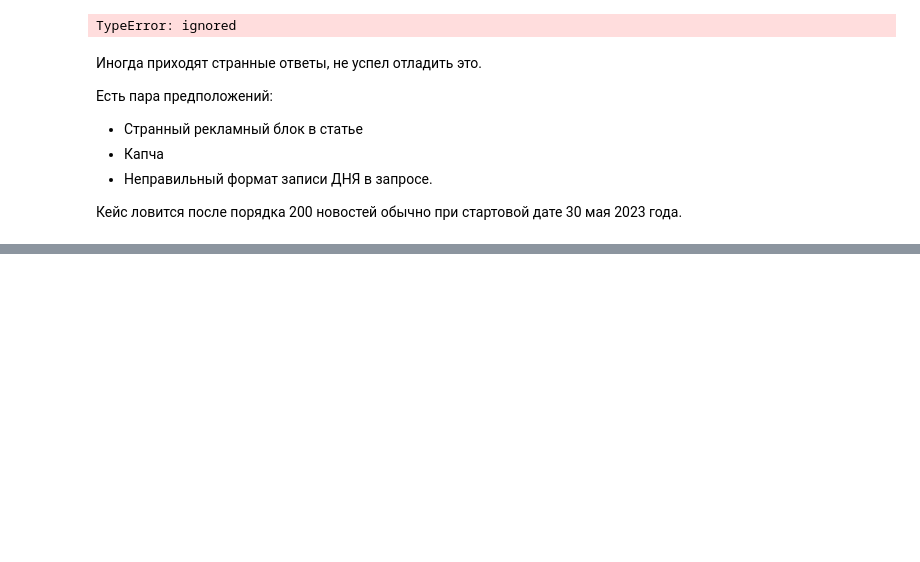
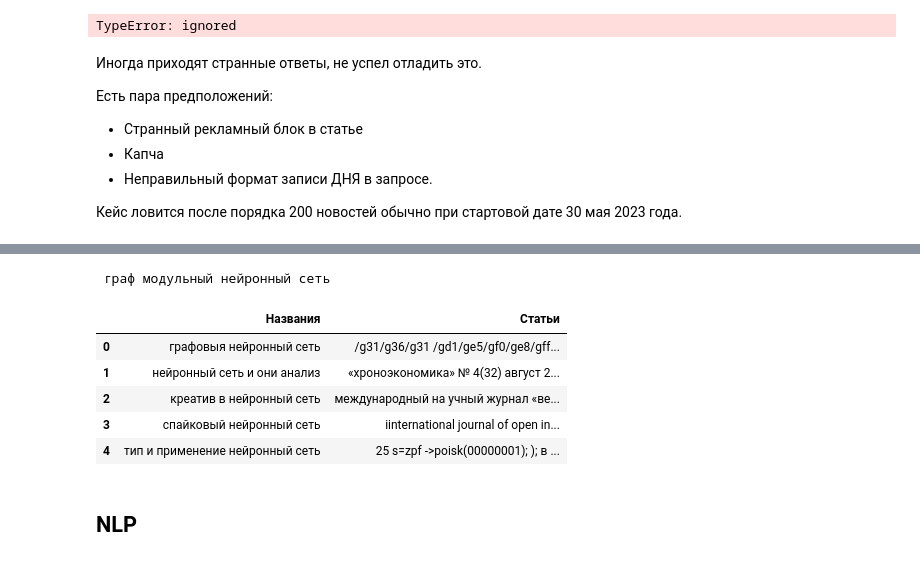
Before and after one commit to glebik000/CL_2023, a Jupyter notebook: CL1.ipynb, the cells around one changed output, grey strips where cells are left out. Cells and saved outputs as stored; diff of their text form; code cells hidden in the pictures; blank space fills up the shorter version.

```diff
--- a/CL1.ipynb
+++ b/CL1.ipynb
@@ -439,0 +465,4 @@ f.close()
+# %%
+morph = pymorphy2.MorphAnalyzer()
+with open("/content/ArtsFromPDF.txt", 'r') as file: # Файл с статьями
+    texts = [n.split("\n========\n") for n in file.read().split("\n========\n")[1:]]
@@ -439,0 +471,52 @@ f.close()
+# %%
+def getLemas(texts):
+  lemmas = []
+  for text in texts:
+      words = text[0][:5000].split()
+
+      lemText = ""
+      for word in words:
+          parsedWord = morph.parse(word)[0]
+          lemma = parsedWord.normal_form.lower()
+          lemText = lemText + " " + lemma
+
+      lemText = re.sub(r'[\n\r\t\x0b\x0c]', '', lemText)
+      lemText = re.sub('[.,]', '', lemText)
+      lemText = re.sub('[.]*[…]', '', lemText)
+      lemText = re.sub('[.]*[___]', '', lemText)
+      matches = re.findall('[а-яА-Я][а-яА-Я]*(?=[а-яА-Я][а-яА-Я])', lemText)
+
+      for match in matches:
+          lemma = lemma.replace(match, match + " ")
+      lemmas.append(lemText)
+  return lemmas
+# %%
+lems = getLemas(texts)
+print(lems[10])
+# %% [output]
+ граф модульный нейронный сеть
+# %%
+titleL = []
+artL = []
+for i, v in enumerate(lems):
+    if i % 2 == 1:
+        artL.append(v)
+    else:
+        titleL.append(v)
+# %%
+df = pd.DataFrame(
+    {
+        'Названия': titleL,
+        'Статьи': artL
+    }
+    )
+df.head()
+# %% [output]
+|  | Названия | Статьи |
+| 0 | графовыя нейронный сеть | /g31/g36/g31 /gd1/ge5/gf0/ge8/gff... |
+| 1 | нейронный сеть и они анализ | «хроноэкономика» № 4(32) август 2... |
+| 2 | креатив в нейронный сеть | международный на учный журнал «ве... |
+| 3 | спайковый нейронный сеть | iinternational journal of open in... |
+| 4 | тип и применение нейронный сеть | 25 s=zpf ->poisk(00000001); ); в ... |
+# %% [markdown]
+## NLP
```
Also changed, not shown: parts of 17 cells of this notebook.
